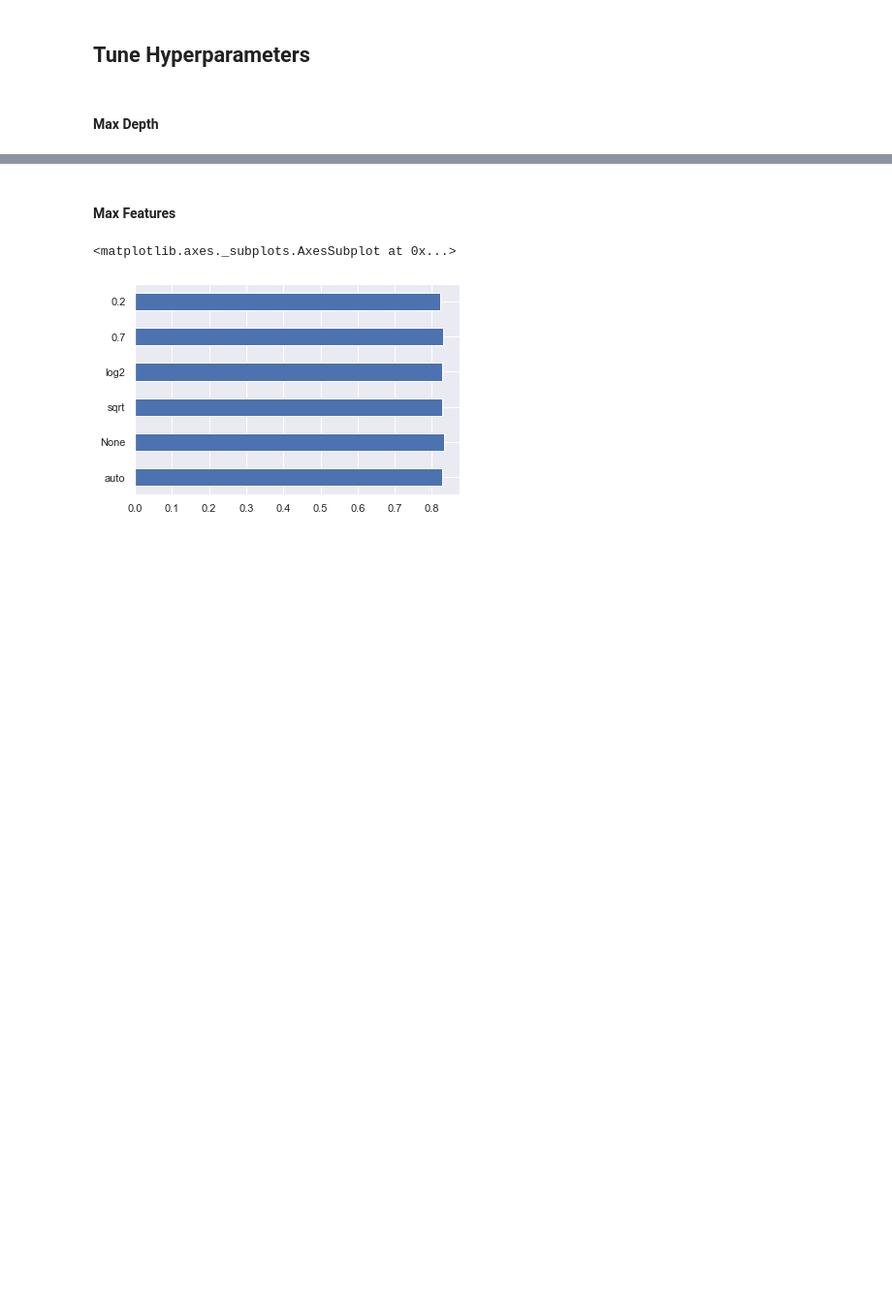
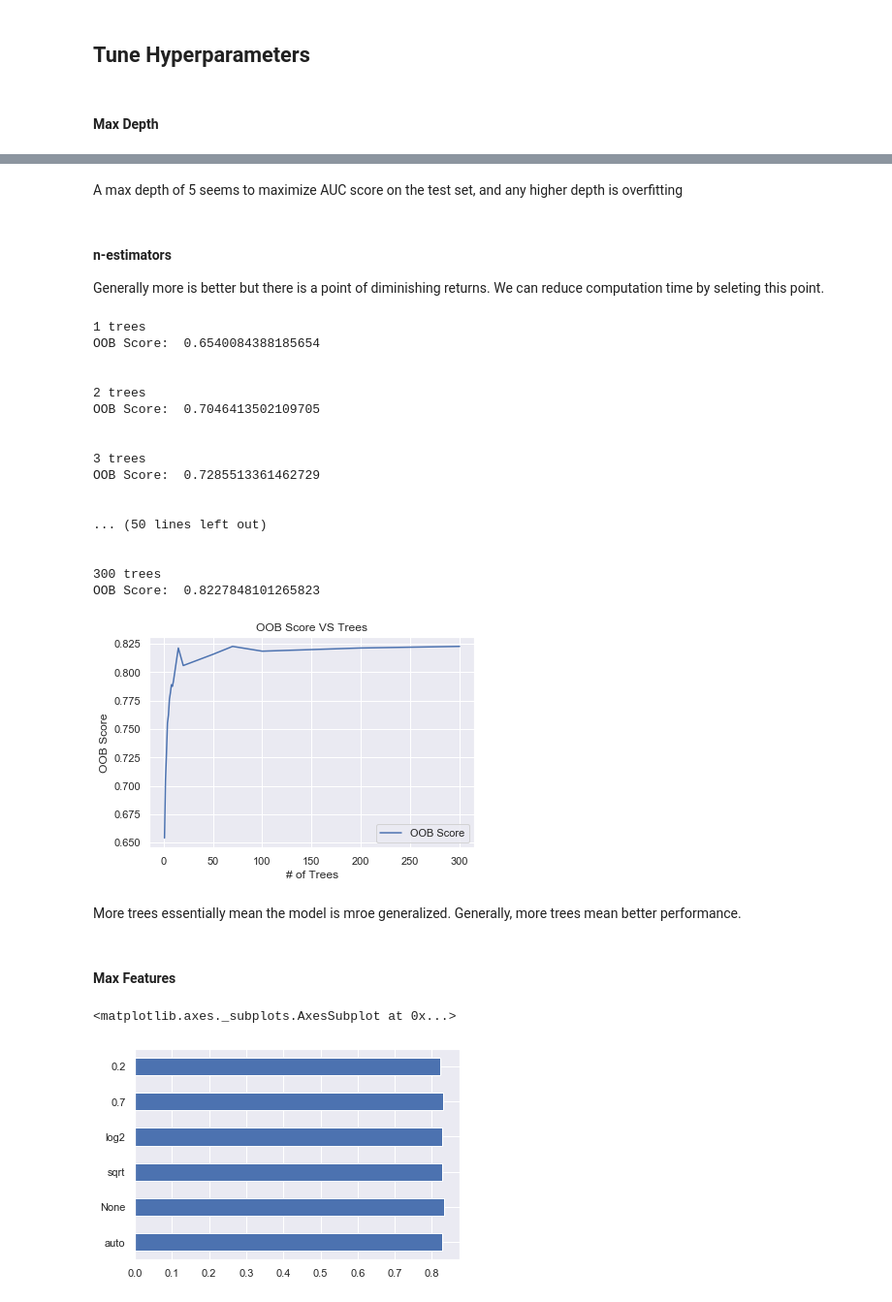
Before and after one commit to s-mushnoori/titanic, a Jupyter notebook: titanic.ipynb, the cells around one changed output, grey strips where cells are left out. Shown at 97% size. Cells and saved outputs as stored; diff of their text form; code cells hidden in the pictures; blank space fills up the shorter version.

```diff
--- a/titanic.ipynb
+++ b/titanic.ipynb
@@ -272,3 +287,48 @@ plt.legend(loc="upper right")
+# %% [markdown]
+A max depth of 5 seems to maximize AUC score on the test set, and any higher depth is overfitting
+# %% [markdown]
+#### n-estimators
+Generally more is better but there is a point of  diminishing returns. We can reduce computation time by seleting this point.
+# %%
+results = []
+n_estimator_values = [1,2,3,4,5,6,7,8,9,10,15,20,50,70,100,200,300]
+
+for num_trees in n_estimator_values:
+    model = RandomForestClassifier(n_estimators=num_trees, oob_score=True, n_jobs=-1, random_state=101)
+    model.fit(X_train, y_train)
+    print(num_trees, 'trees')
+    oob = model.oob_score_
+    print('OOB Score: ', oob)
+    results.append(oob)
+    print('\n')
+
+plt.plot(n_estimator_values, results, label='OOB Score')
+plt.xlabel('# of Trees')
+plt.ylabel('OOB Score')
+plt.title('OOB Score VS Trees')
+plt.legend(loc="lower right")
+plt.show()
+# %% [output]
+1 trees
+OOB Score:  0.6540084388185654
+
+
+2 trees
+OOB Score:  0.7046413502109705
+
+
+3 trees
+OOB Score:  0.7285513361462729
+
+
+... (50 lines left out)
+
+
+300 trees
+OOB Score:  0.8227848101265823
+[figure, added]
+# %% [markdown]
+More trees essentially mean the model is mroe generalized. Generally, more trees mean better performance.
 # %% [markdown]
 #### Max Features
 # %%
```
Also changed, not shown: parts of 9 cells of this notebook.
